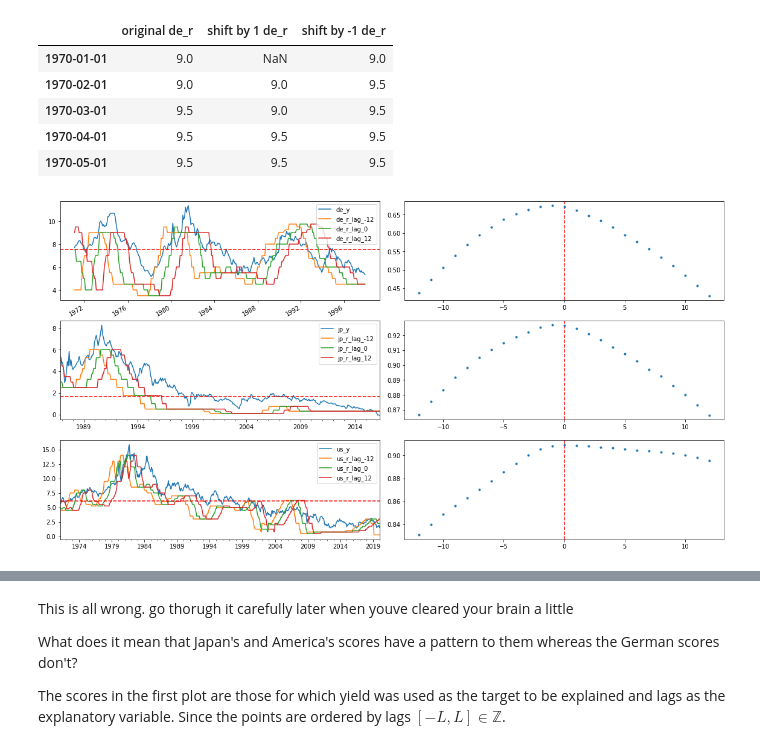
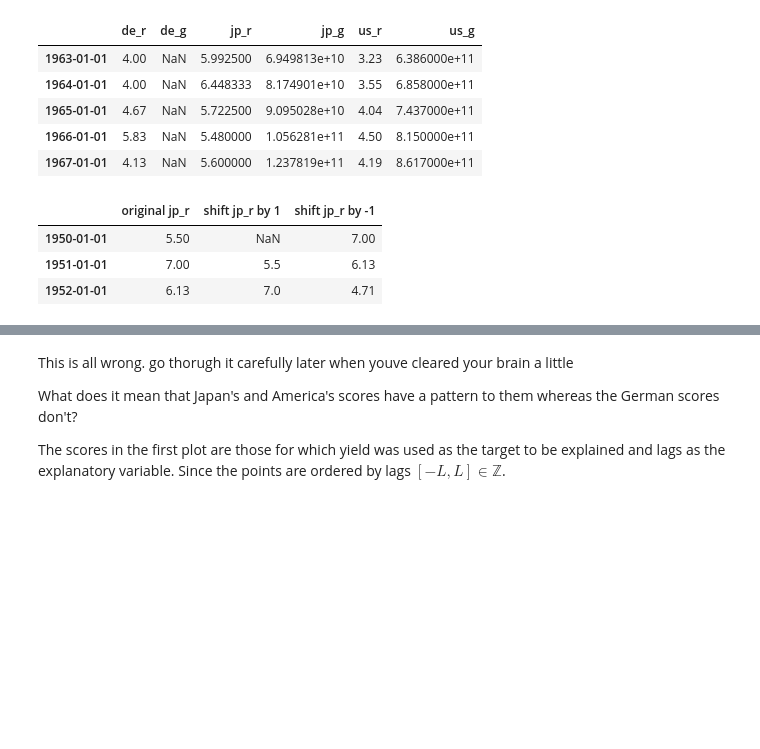
Before and after one commit to jthk1618/Causality, a Jupyter notebook: gdp_and_interest_rates.ipynb, the cells around one changed output, grey strips where cells are left out. Saved outputs shown, nothing was run; the diff lists cells and outputs as text; code cells hidden in the pictures; blank space fills up the shorter version.

```diff
--- a/gdp_and_interest_rates.ipynb
+++ b/gdp_and_interest_rates.ipynb
@@ -126,8 +75,0 @@ for c in countries:
-# %%
-display(df.head())
-for i, dfs in {"rates": rates_dfs, "bonds": bonds_dfs, "gdp":gdp_dfs}.items():
-    for c, d in dfs.items():
-        print("\n{c} {i} min: {mn}\n{c} {i} max: {mx}".format(c=c, i=i,
-                                                                  mx=d.index.max(),
-                                                                  mn=d.index.min())
-             )
@@ -181,0 +112,12 @@ Due to sourcing downloadable data being really annoying and difficult, some of t
+# %%
+def get_data(src="", key="", units="", series_id="", c=""):
+    """
+    Pull data from either source
+    """
+    url = src.format(sid=series_id, key=key, units=units, c=c)
+    url = url.format(c=c)
+    get = re.get(url)
+
+    if get.status_code != 200:
+        return get.status_code
+    return get.json()
@@ -182,39 +172,22 @@ Due to sourcing downloadable data being really annoying and difficult, some of t
+# %%
+display(df.iloc[15:20])
+# %% [output]
+|  | de_r | de_g | jp_r | jp_g | us_r | us_g |
+| 1963-01-01 | 4.00 | NaN | 5.992500 | 6.949813e+10 | 3.23 | 6.386000e+11 |
+| 1964-01-01 | 4.00 | NaN | 6.448333 | 8.174901e+10 | 3.55 | 6.858000e+11 |
+| 1965-01-01 | 4.67 | NaN | 5.722500 | 9.095028e+10 | 4.04 | 7.437000e+11 |
+| 1966-01-01 | 5.83 | NaN | 5.480000 | 1.056281e+11 | 4.50 | 8.150000e+11 |
+| 1967-01-01 | 4.13 | NaN | 5.600000 | 1.237819e+11 | 4.19 | 8.617000e+11 |
 # %%
 # --- Take note of how .shift(lag) works
 
 note = pd.DataFrame()
-note["original de_r"] = df.de_r
-note["shift by 1 de_r"] = note["original de_r"].shift(1).head()
-note["shift by -1 de_r"] = note["original de_r"].shift(-1).head()
-note.head()
+note["original jp_r"] = df.de_r.dropna()
+note["shift jp_r by 1 "] = note["original jp_r"].shift(1).head()
+note["shift jp_r by -1"] = note["original jp_r"].shift(-1).head()
+note.head(3)
 # %% [output]
-|  | original de_r | shift by 1 de_r | shift by -1 de_r |
-| 1970-01-01 | 9.0 | NaN | 9.0 |
-| 1970-02-01 | 9.0 | 9.0 | 9.5 |
-| 1970-03-01 | 9.5 | 9.0 | 9.5 |
-| 1970-04-01 | 9.5 | 9.5 | 9.5 |
-| 1970-05-01 | 9.5 | 9.5 | 9.5 |
+|  | original jp_r | shift jp_r by 1 | shift jp_r by -1 |
+| 1950-01-01 | 5.50 | NaN | 7.00 |
+| 1951-01-01 | 7.00 | 5.5 | 6.13 |
+| 1952-01-01 | 6.13 | 7.0 | 4.71 |
-# %%
-_, ax = plt.subplots(3, 2, figsize=(16, 10))
-_.tight_layout(h_pad=2)
-
-for i, c in enumerate(countries):
-
-    df1 = df[["{}_r".format(c), "{}_y".format(c)]].dropna()
-    deltas = range(-12, 13)
-
-    for d in deltas:
-        df1["{c}_r_lag_{d}".format(c=c, d=d)] = df1["{}_r".format(c)].shift(d)
-
-    df1 = df1.dropna().drop("{}_r".format(c), axis=1)
-    df1.plot(y=["{}_y".format(c),"{}_r_lag_-12".format(c),
-                "{}_r_lag_0".format(c),
-                "{}_r_lag_12".format(c)
-               ], ax=ax[i,0]
-            );
-    correlations = df1.corr()["{}_y".format(c)].loc[df1.corr()["{}_y".format(c)] < 1]
-    ax[i, 0].axhline(y=df1["{}_y".format(c)].median(), color="r", linestyle="--")
-    ax[i, 1].axvline(x=0, color="r", linestyle="--")
-    ax[i, 1].plot(deltas, correlations, '.');
-# %% [output]
-[figure, removed]
```
Also changed, not shown: parts of 30 cells of this notebook.
